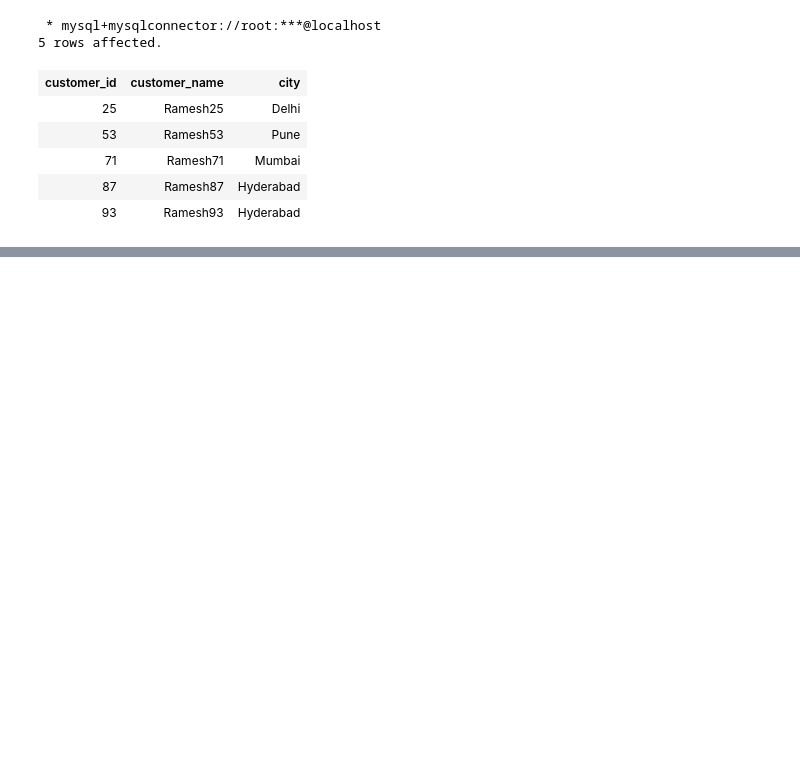
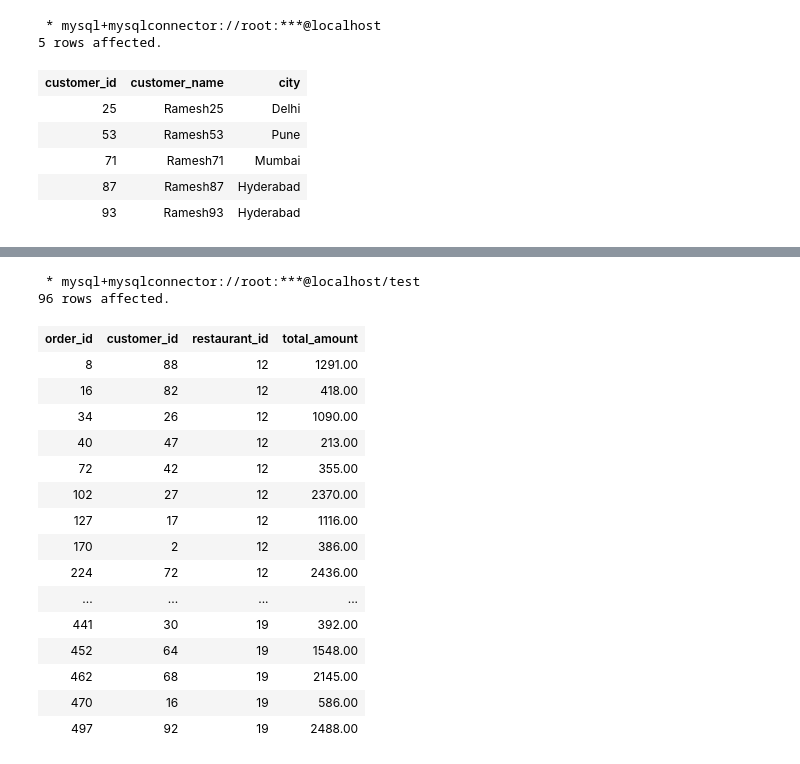
Before and after one commit to karthikeyanm-dev/DE-SQL, a Jupyter notebook: SQL_Questions.ipynb, the cells around one changed output, grey strips where cells are left out. Drawn from its saved outputs; the diff is of its cells as text; code cells hidden in the pictures; blank space fills up the shorter version.

```diff
--- a/SQL_Questions.ipynb
+++ b/SQL_Questions.ipynb
@@ -1137,0 +2116,31 @@ where customer_name like '%R_______';
+# %%
+%%sql
+select order_id,
+customer_id,
+restaurant_id,
+total_amount
+from orders
+where restaurant_id IN (
+    select restaurant_id
+    from restaurants
+    where city = 'Chennai'
+);
+# %% [output]
+ * mysql+mysqlconnector://root:***@localhost/test
+96 rows affected.
+| order_id | customer_id | restaurant_id | total_amount |
+| 8 | 88 | 12 | 1291.00 |
+| 16 | 82 | 12 | 418.00 |
+| 34 | 26 | 12 | 1090.00 |
+| 40 | 47 | 12 | 213.00 |
+| 72 | 42 | 12 | 355.00 |
+| 102 | 27 | 12 | 2370.00 |
+| 127 | 17 | 12 | 1116.00 |
+| 170 | 2 | 12 | 386.00 |
+| 224 | 72 | 12 | 2436.00 |
+| ... | ... | ... | ... |
+| 441 | 30 | 19 | 392.00 |
+| 452 | 64 | 19 | 1548.00 |
+| 462 | 68 | 19 | 2145.00 |
+| 470 | 16 | 19 | 586.00 |
+| 497 | 92 | 19 | 2488.00 |
```
Also changed, not shown: parts of 31 cells of this notebook.
